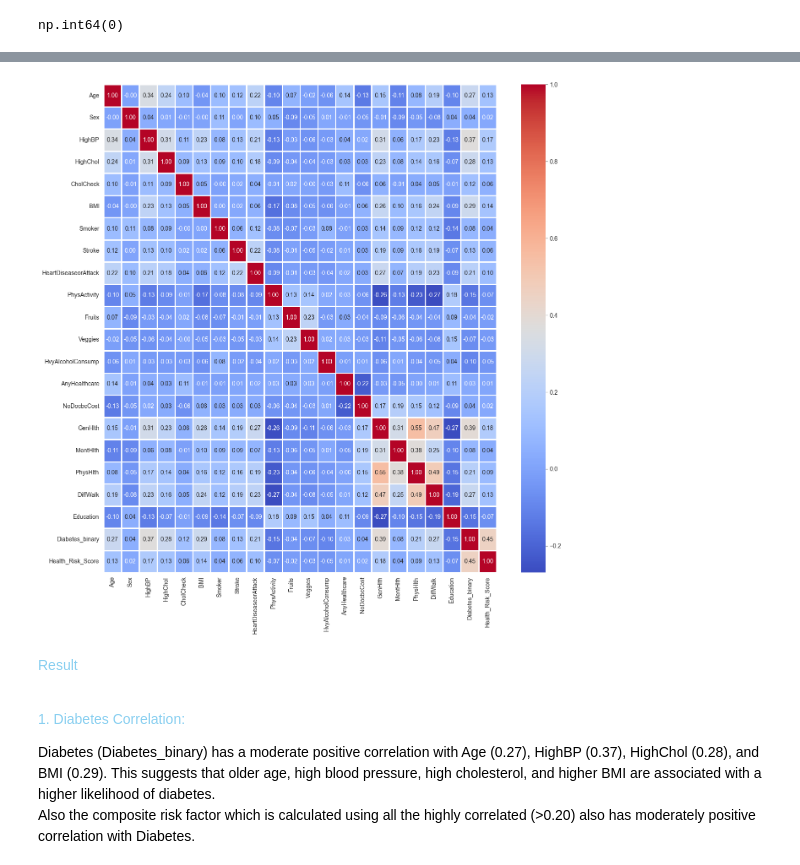
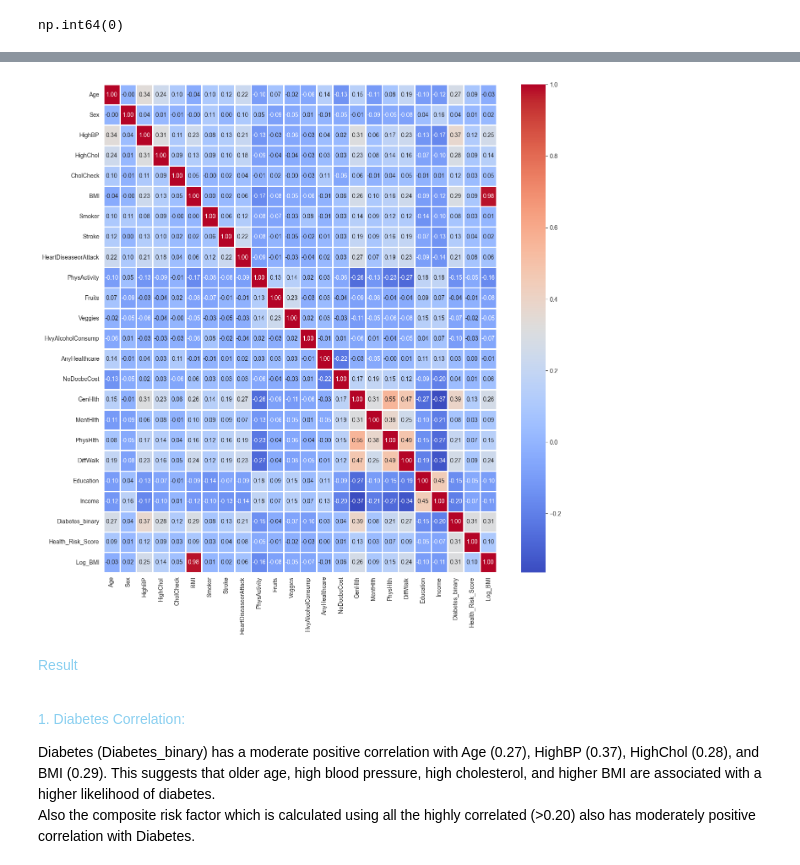
Before and after one commit to Unik-Dhungel/Diabetes_Prediction, a Jupyter notebook: KCE080BCT046[1].ipynb, the cells around one changed output, grey strips where cells are left out. Cells and saved outputs as stored; diff of their text form; code cells hidden in the pictures.

```diff
--- a/KCE080BCT046[1].ipynb
+++ b/KCE080BCT046[1].ipynb
@@ -161,15 +161,3 @@ sns.heatmap(df.corr(), annot=True, cmap='coolwarm', fmt='.2f', linewidths=2)
 plt.show()
 # %% [output]
 [figure]
-# %%
-#scaling of dataset
-#1.scaling of health based data
-scaler = MinMaxScaler()
-columns_to_scale = ['PhysHlth', 'GenHlth', 'MentHlth']
-
-df[['PhysHlth_scaled', 'GenHlth_scaled', 'MentHlth_scaled']] = scaler.fit_transform(df[columns_to_scale])
-
-#2. Scaling of socio-en=conomic factor based data
-columns_to_scale = ['Income', 'Education']
-df[['Income_scaled', 'Education_scaled']] = scaler.fit_transform(df[columns_to_scale])
-df.head(5)
@@ -693,0 +722,16 @@ np.int64(0)
+# %%
+# Apply log transformation
+df['Log_BMI'] = np.log(df['BMI'])
+
+# Plotting
+plt.figure(figsize=(14, 6))
+
+# Plotting BMI before and after log transformation
+plt.subplot(1, 2, 1)
+sns.histplot(df['BMI'], kde=True, color='skyblue', label='Original BMI')
+sns.histplot(df['Log_BMI'], kde=True, color='red', label='Log Transformed BMI')
+plt.title('BMI vs Log Transformed BMI')
+plt.legend()
+
+plt.tight_layout()
+plt.show()
@@ -694,11 +740,11 @@ np.int64(0)
 # %%
 #correlation map for model training dataset
-correlation_matrix = df.drop(['Age_group','PhysHlth_scaled','GenHlth_scaled','MentHlth_scaled','Income','Education_scaled','Income_scaled','BMI_category'], axis=1).corr()
+correlation_matrix = df.drop(['Age_group','BMI_category'], axis=1).corr()
 plt.figure(figsize=(15,15))
 sns.heatmap(correlation_matrix, annot=True, cmap='coolwarm', fmt='.2f', linewidths=2)
 plt.show()
 # %% [output]
-[figure, old version]
+[figure, new version]
 # %% [markdown]
 <span style="color:#89CFF0">Result</span><br><br>
 
```
Also changed, not shown: parts of 31 cells of this notebook.
